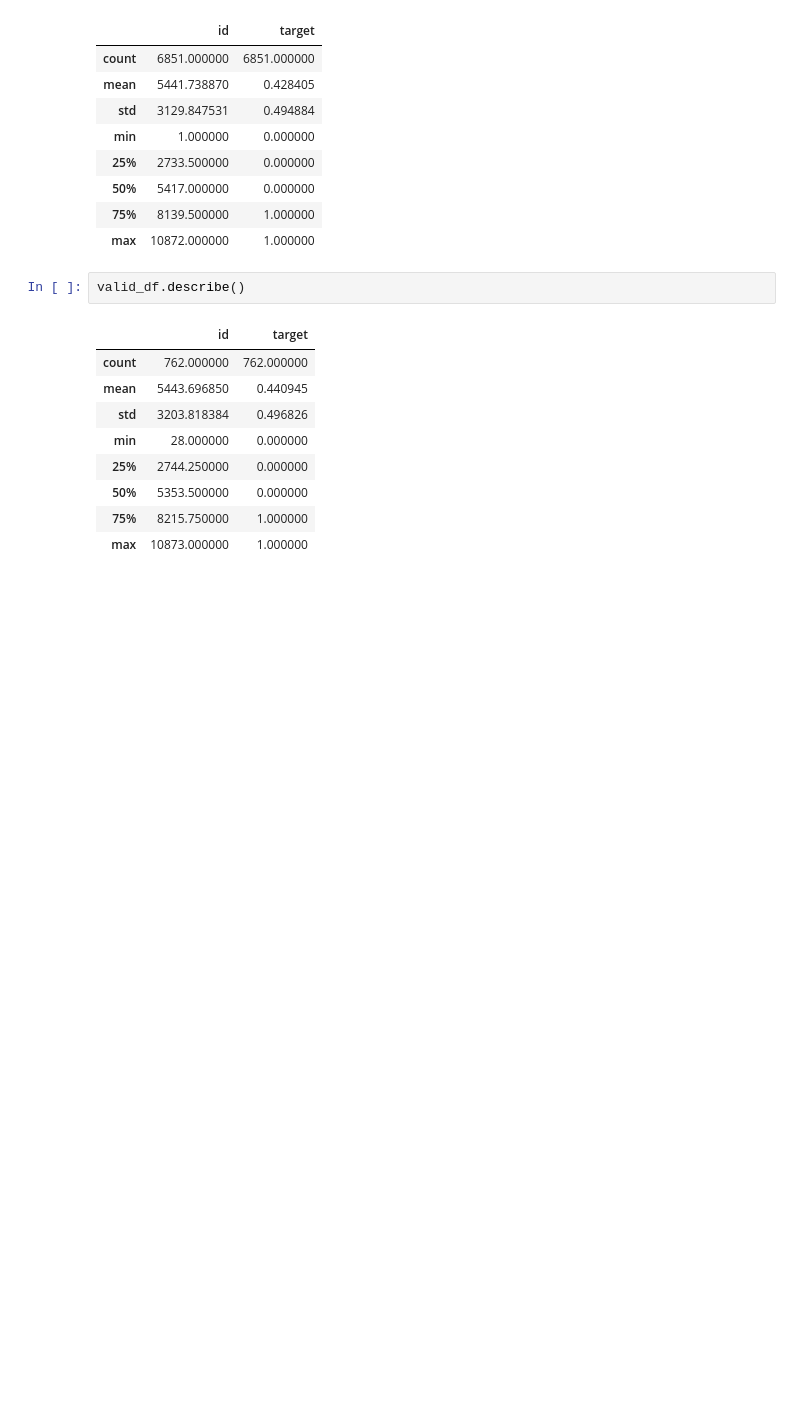
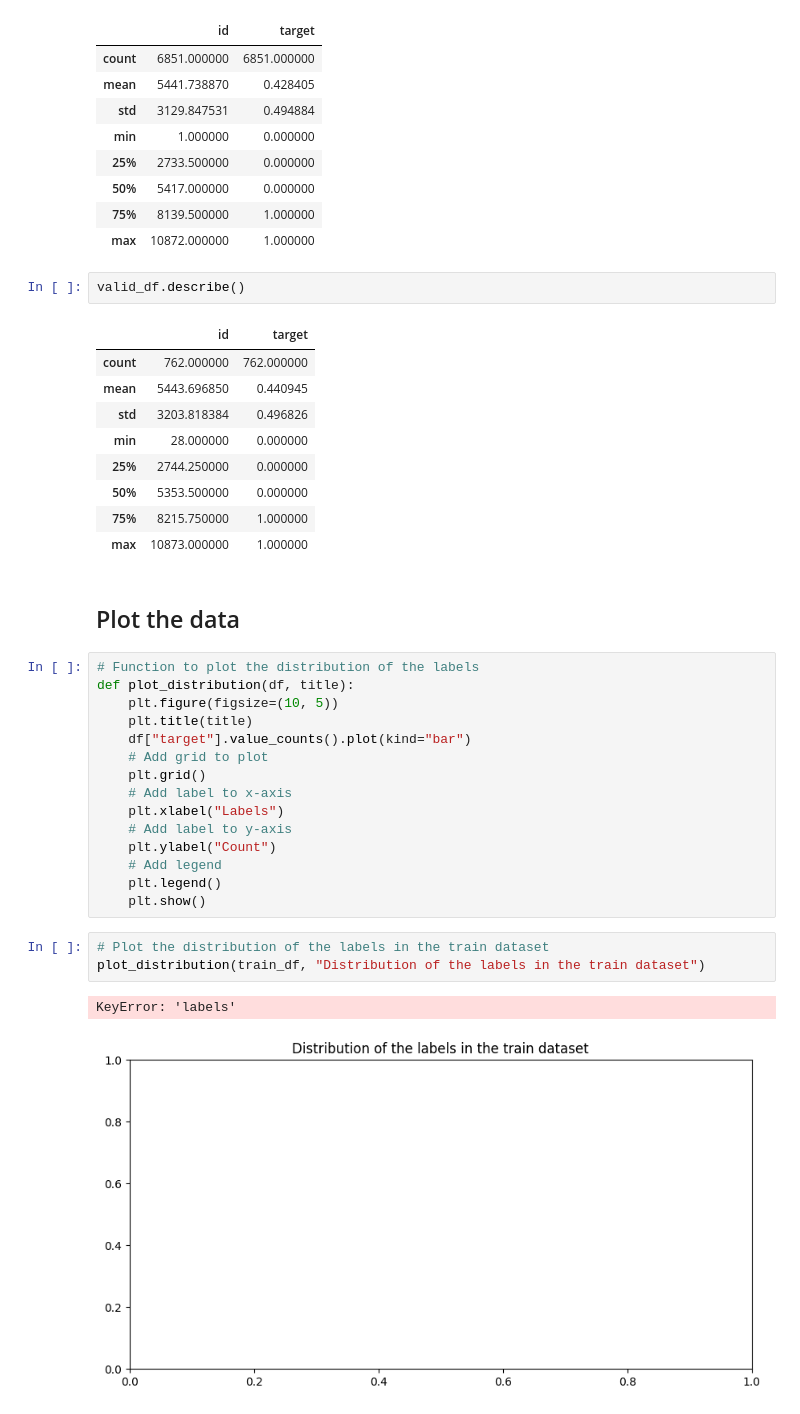
Before and after one commit to KubiakJakub01/sentiment-analysis-disaster-tweets, a Jupyter notebook: src/notebooks/research.ipynb, the cells around one changed output. Drawn from its saved outputs; the diff is of its cells as text; blank space fills up the shorter version.

Commit message:
Plot distribution of the data

```diff
--- a/src/notebooks/research.ipynb
+++ b/src/notebooks/research.ipynb
@@ -100,3 +100,26 @@ valid_df.describe()
 | 50% | 5353.500000 | 0.000000 |
 | 75% | 8215.750000 | 1.000000 |
 | max | 10873.000000 | 1.000000 |
+# %% [markdown]
+## Plot the data
+# %%
+# Function to plot the distribution of the labels
+def plot_distribution(df, title):
+    plt.figure(figsize=(10, 5))
+    plt.title(title)
+    df["target"].value_counts().plot(kind="bar")
+    # Add grid to plot
+    plt.grid()
+    # Add label to x-axis
+    plt.xlabel("Labels")
+    # Add label to y-axis
+    plt.ylabel("Count")
+    # Add legend
+    plt.legend()
+    plt.show()
+# %%
+# Plot the distribution of the labels in the train dataset
+plot_distribution(train_df, "Distribution of the labels in the train dataset")
+# %% [output]
+KeyError: 'labels'
+[figure, added]
```
